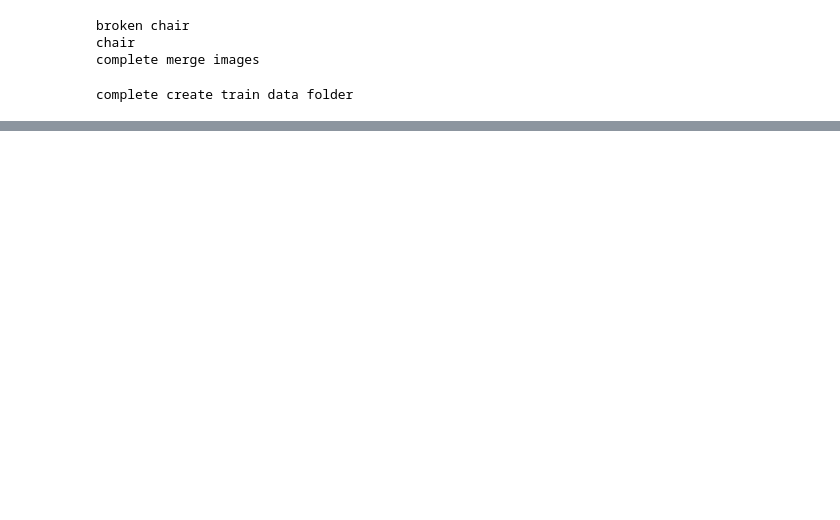
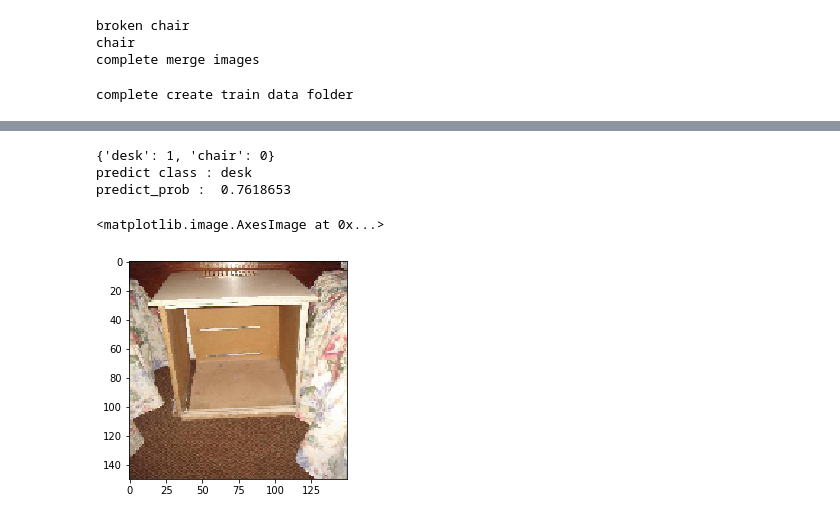
Before and after one commit to HyeonAKim/deeplearning, a Jupyter notebook: cnn_code/chair_resnet/trian_resnet.ipynb, the cells around one changed output, grey strips where cells are left out. Saved outputs shown, nothing was run; the diff lists cells and outputs as text; code cells hidden in the pictures; blank space fills up the shorter version.

```diff
--- a/cnn_code/chair_resnet/trian_resnet.ipynb
+++ b/cnn_code/chair_resnet/trian_resnet.ipynb
@@ -172,0 +497,39 @@ complete create train data folder
+# %%
+from keras.models import save_model, load_model, Sequential
+import matplotlib.pyplot as plt
+import pandas as pd
+
+%matplotlib inline
+# model.save("C:\\Users\\HyunA\\PycharmProjects\\deeplearning\\models\\vgg_chair_desk.h5")
+
+vgg_model = load_model('C:\\Users\\HyunA\\PycharmProjects\\deeplearning\\models\\vgg_chair_desk.h5')
+
+# class index 추출하기
+labels = train_generator.class_indices
+label_name = list(labels.keys())
+print(labels)
+# 생성한 모델로 predict 하고 이미지확인하기
+img = load_img('C:\\Users\\HyunA\\PycharmProjects\\deeplearning\\dataset\\test\\desk\\broken desk_000025.png', target_size=(150,150,3))
+x = img_to_array(img)
+x = x /255
+x = x.reshape((1,)+x.shape)
+
+out = np.squeeze(vgg_model.predict(x))
+
+if out > 0.5 :
+    classes = 1
+    print('predict class : desk ', )
+    print('predict_prob : ', out)
+else :
+    classes = 0
+    print('predict class : chair' )
+    print('predict_prob : ', out)
+
+## Image
+plt.imshow(img)
+# %% [output]
+{'desk': 1, 'chair': 0}
+predict class : desk
+predict_prob :  0.7618653
+<matplotlib.image.AxesImage at 0x...>
+[figure, added]
```
Also changed, not shown: parts of 10 cells of this notebook, 1 other file.
